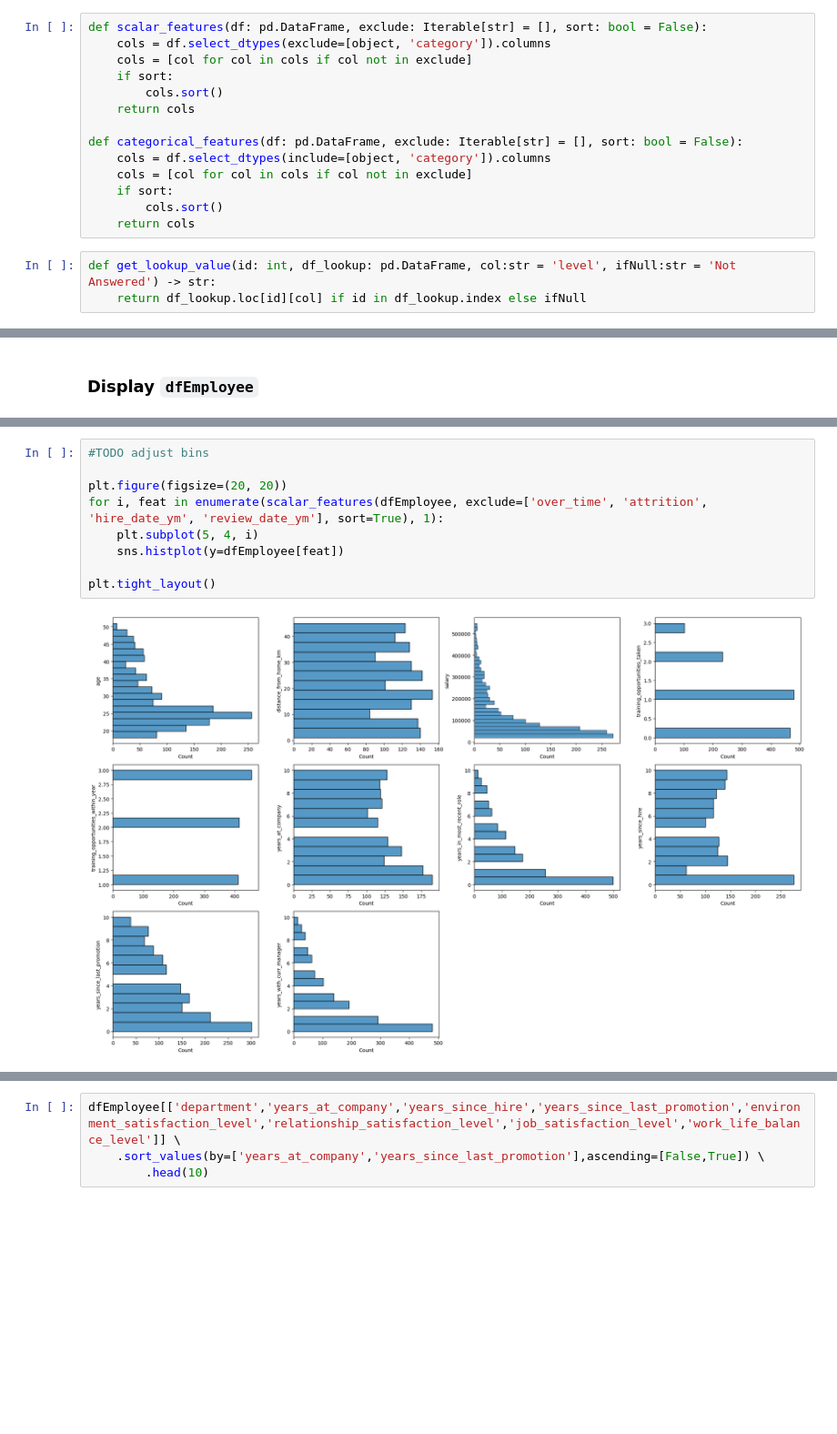
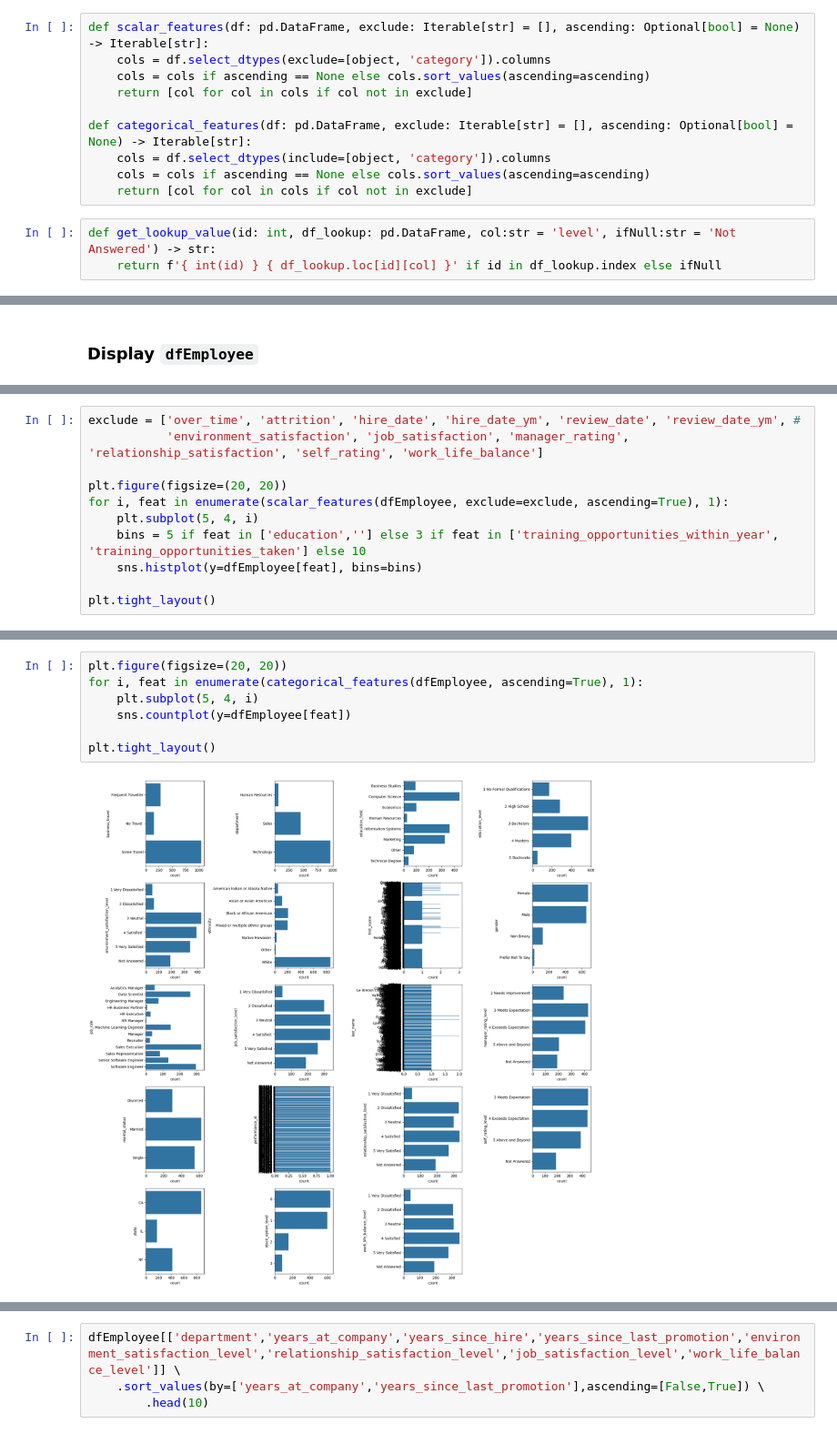
Before and after one commit to julrichkieffer/portfolio-data-science, a Jupyter notebook: 02 staff churn/notebook.ipynb, the cells around one changed output, grey strips where cells are left out. Shown at 91% size. Saved outputs shown, nothing was run; the diff lists cells and outputs as text; blank space fills up the shorter version.

```diff
--- a/02 staff churn/notebook.ipynb
+++ b/02 staff churn/notebook.ipynb
@@ -73,20 +73,16 @@ def standardize_columns(df: pd.DataFrame) -> pd.DataFrame:
 # print(to_snake_case('getHTTPResponseCode'))  # get_http_response_code
 # print(to_snake_case('HTTPResponseCodeXYZ'))  # http_response_code_xyz
 # %%
-def scalar_features(df: pd.DataFrame, exclude: Iterable[str] = [], sort: bool = False):
+def scalar_features(df: pd.DataFrame, exclude: Iterable[str] = [], ascending: Optional[bool] = None) -> Iterable[str]:
     cols = df.select_dtypes(exclude=[object, 'category']).columns
-    cols = [col for col in cols if col not in exclude]
-    if sort:
-        cols.sort()
-    return cols
+    cols = cols if ascending == None else cols.sort_values(ascending=ascending)
+    return [col for col in cols if col not in exclude]
 
-def categorical_features(df: pd.DataFrame, exclude: Iterable[str] = [], sort: bool = False):
+def categorical_features(df: pd.DataFrame, exclude: Iterable[str] = [], ascending: Optional[bool] = None) -> Iterable[str]:
     cols = df.select_dtypes(include=[object, 'category']).columns
-    cols = [col for col in cols if col not in exclude]
-    if sort:
-        cols.sort()
-    return cols
+    cols = cols if ascending == None else cols.sort_values(ascending=ascending)
+    return [col for col in cols if col not in exclude]
 # %%
 def get_lookup_value(id: int, df_lookup: pd.DataFrame, col:str = 'level', ifNull:str = 'Not Answered') -> str:
-    return df_lookup.loc[id][col] if id in df_lookup.index else ifNull
+    return f'{ int(id) } { df_lookup.loc[id][col] }' if id in df_lookup.index else ifNull
 # %%
@@ -946,0 +946,11 @@ dfEmployee.describe(include='all').T
+# %%
+exclude = ['over_time', 'attrition', 'hire_date', 'hire_date_ym', 'review_date', 'review_date_ym', #
+           'environment_satisfaction', 'job_satisfaction', 'manager_rating', 'relationship_satisfaction', 'self_rating', 'work_life_balance']
+
+plt.figure(figsize=(20, 20))
+for i, feat in enumerate(scalar_features(dfEmployee, exclude=exclude, ascending=True), 1):
+    plt.subplot(5, 4, i)
+    bins = 5 if feat in ['education',''] else 3 if feat in ['training_opportunities_within_year', 'training_opportunities_taken'] else 10
+    sns.histplot(y=dfEmployee[feat], bins=bins)
+
+plt.tight_layout()
@@ -947,11 +1046,9 @@ dfEmployee.describe(include='all').T
 # %%
-#TODO adjust bins
-
 plt.figure(figsize=(20, 20))
-for i, feat in enumerate(scalar_features(dfEmployee, exclude=['over_time', 'attrition', 'hire_date_ym', 'review_date_ym'], sort=True), 1):
+for i, feat in enumerate(categorical_features(dfEmployee, ascending=True), 1):
     plt.subplot(5, 4, i)
-    sns.histplot(y=dfEmployee[feat])
+    sns.countplot(y=dfEmployee[feat])
 
 plt.tight_layout()
 # %% [output]
-[figure, old version]
+[figure, new version]
```
Also changed, not shown: parts of 34 cells of this notebook.
